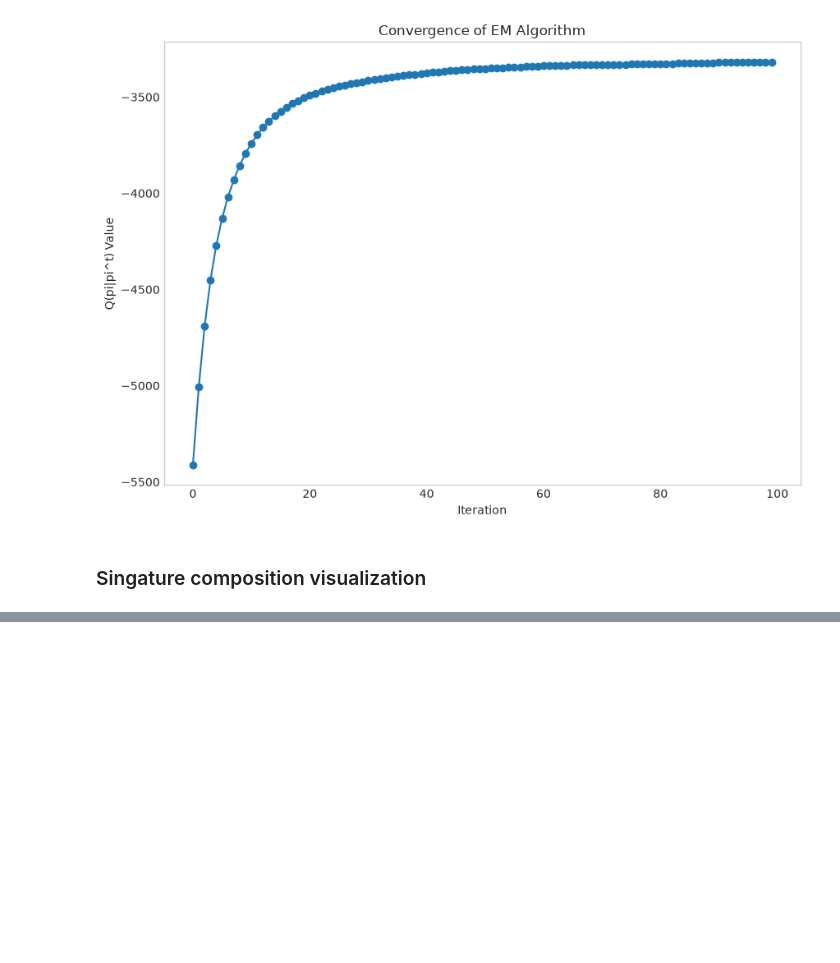
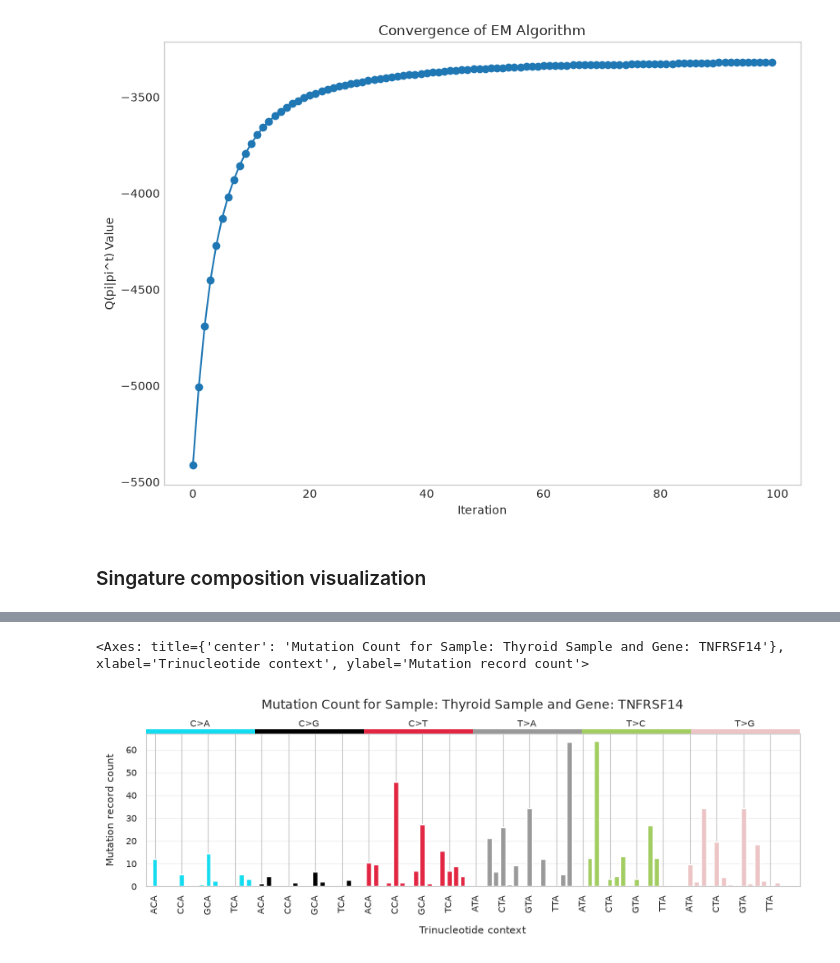
Before and after one commit to gregothebyteknight/mutrate, a Jupyter notebook: play_with_thyroid.ipynb, the cells around one changed output, grey strips where cells are left out. Saved outputs shown, nothing was run; the diff lists cells and outputs as text; code cells hidden in the pictures; blank space fills up the shorter version.

```diff
--- a/play_with_thyroid.ipynb
+++ b/play_with_thyroid.ipynb
@@ -119,0 +72,13 @@ signatures_visualization(expected_counts_per_signature=expected_counts_top_sbs,
+# %%
+from matplotlib.patches import Patch
+
+sns.set_style("whitegrid")
+
+_SUBSTITUTIONS = ("C>A", "C>G", "C>T", "T>A", "T>C", "T>G")
+_BASES = ("A", "C", "G", "T")
+_CHANNELS = tuple(
+    (substitution, f"{left}{substitution[0]}{right}")
+    for substitution in _SUBSTITUTIONS
+    for left in _BASES
+    for right in _BASES
+)
@@ -119,0 +171,5 @@ signatures_visualization(expected_counts_per_signature=expected_counts_top_sbs,
+# %%
+plot_sbs96_matrix(corr_matrix, sample_label="Thyroid Sample", gene="TNFRSF14", save_image=False)
+# %% [output]
+<Axes: title={'center': 'Mutation Count for Sample: Thyroid Sample and Gene: TNFRSF14'}, xlabel='Trinucleotide context', ylabel='Mutation record count'>
+[figure, added]
```
Also changed, not shown: parts of 14 cells of this notebook, 5 other files.
